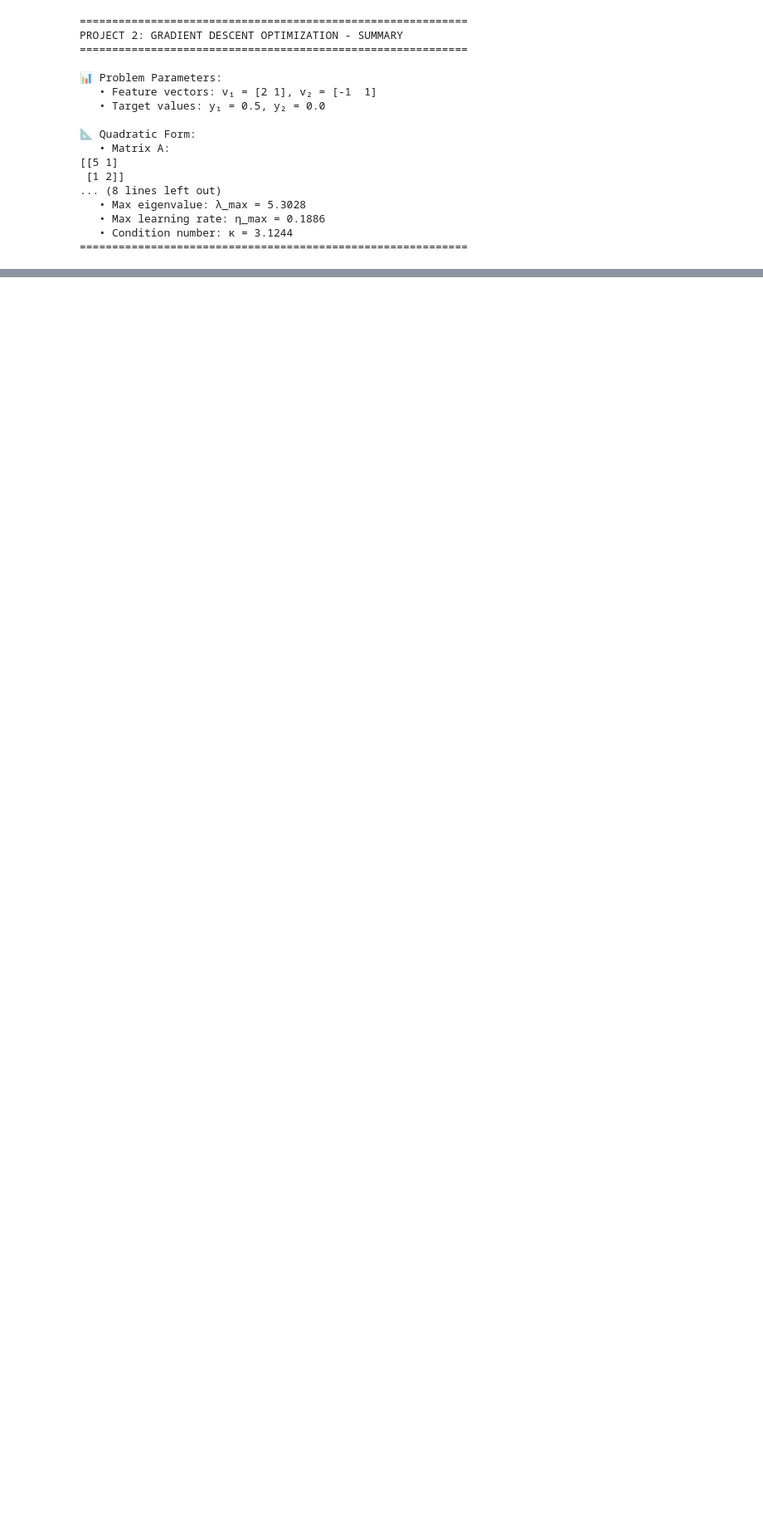
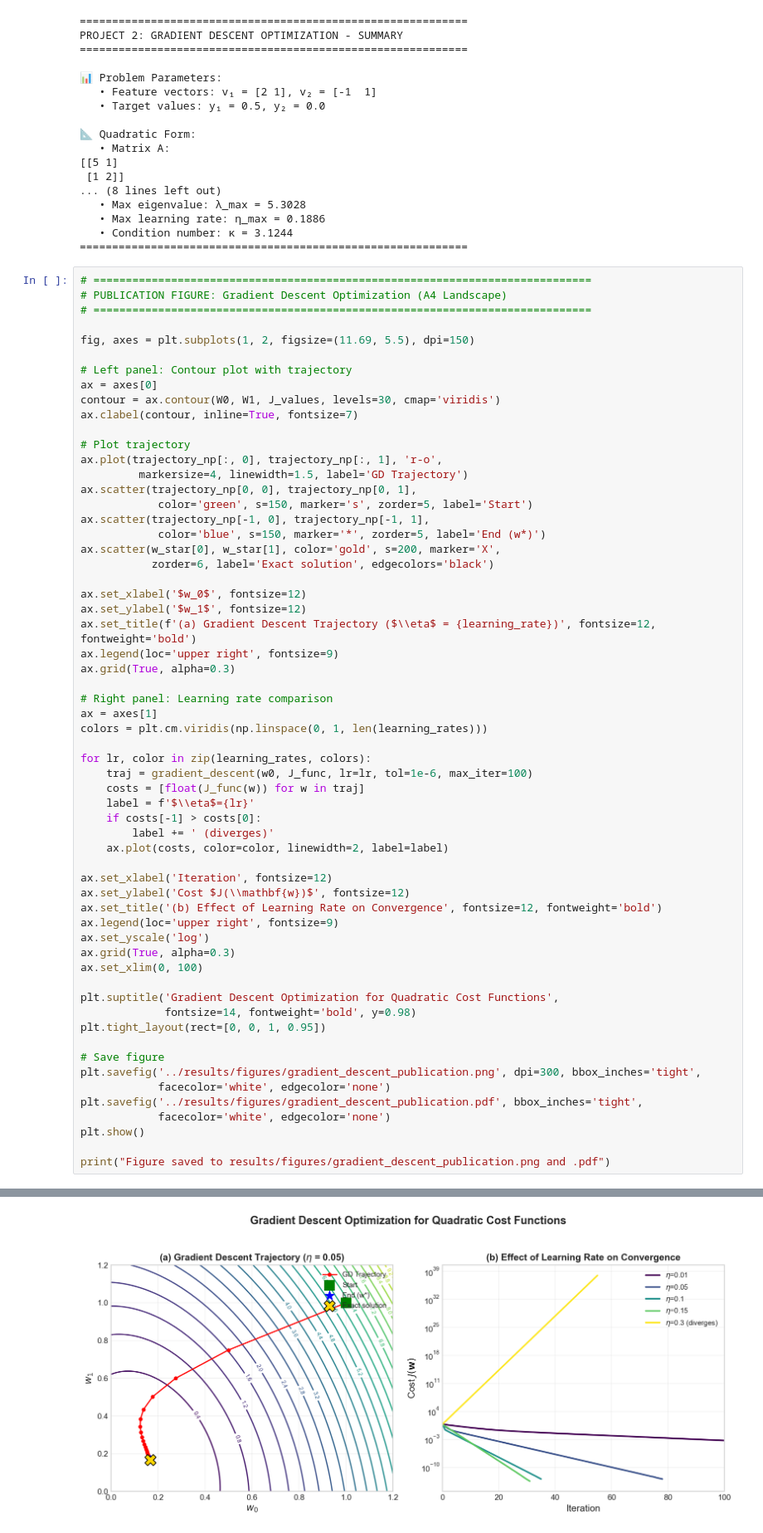
Before and after one commit to miguelplanas/naml, a Jupyter notebook: notebooks/02_gradient_descent.ipynb, the cells around one changed output, grey strips where cells are left out. Shown at 83% size. Saved outputs shown, nothing was run; the diff lists cells and outputs as text; blank space fills up the shorter version.

```diff
--- a/notebooks/02_gradient_descent.ipynb
+++ b/notebooks/02_gradient_descent.ipynb
@@ -523,3 +523,64 @@ PROJECT 2: GRADIENT DESCENT OPTIMIZATION - SUMMARY
    • Max learning rate: η_max = 0.1886
    • Condition number: κ = 3.1244
 ============================================================
+# %%
+# =============================================================================
+# PUBLICATION FIGURE: Gradient Descent Optimization (A4 Landscape)
+# =============================================================================
+
+fig, axes = plt.subplots(1, 2, figsize=(11.69, 5.5), dpi=150)
+
+# Left panel: Contour plot with trajectory
+ax = axes[0]
+contour = ax.contour(W0, W1, J_values, levels=30, cmap='viridis')
+ax.clabel(contour, inline=True, fontsize=7)
+
+# Plot trajectory
+ax.plot(trajectory_np[:, 0], trajectory_np[:, 1], 'r-o',
+         markersize=4, linewidth=1.5, label='GD Trajectory')
+ax.scatter(trajectory_np[0, 0], trajectory_np[0, 1],
+            color='green', s=150, marker='s', zorder=5, label='Start')
+ax.scatter(trajectory_np[-1, 0], trajectory_np[-1, 1],
+            color='blue', s=150, marker='*', zorder=5, label='End (w*)')
+ax.scatter(w_star[0], w_star[1], color='gold', s=200, marker='X',
+           zorder=6, label='Exact solution', edgecolors='black')
+
+ax.set_xlabel('$w_0$', fontsize=12)
+ax.set_ylabel('$w_1$', fontsize=12)
+ax.set_title(f'(a) Gradient Descent Trajectory ($\\eta$ = {learning_rate})', fontsize=12, fontweight='bold')
+ax.legend(loc='upper right', fontsize=9)
+ax.grid(True, alpha=0.3)
+
+# Right panel: Learning rate comparison
+ax = axes[1]
+colors = plt.cm.viridis(np.linspace(0, 1, len(learning_rates)))
+
+for lr, color in zip(learning_rates, colors):
+    traj = gradient_descent(w0, J_func, lr=lr, tol=1e-6, max_iter=100)
+    costs = [float(J_func(w)) for w in traj]
+    label = f'$\\eta$={lr}'
+    if costs[-1] > costs[0]:
+        label += ' (diverges)'
+    ax.plot(costs, color=color, linewidth=2, label=label)
+
+ax.set_xlabel('Iteration', fontsize=12)
+ax.set_ylabel('Cost $J(\\mathbf{w})$', fontsize=12)
+ax.set_title('(b) Effect of Learning Rate on Convergence', fontsize=12, fontweight='bold')
+ax.legend(loc='upper right', fontsize=9)
+ax.set_yscale('log')
+ax.grid(True, alpha=0.3)
+ax.set_xlim(0, 100)
+
+plt.suptitle('Gradient Descent Optimization for Quadratic Cost Functions',
+             fontsize=14, fontweight='bold', y=0.98)
+plt.tight_layout(rect=[0, 0, 1, 0.95])
+
+# Save figure
+plt.savefig('../results/figures/gradient_descent_publication.png', dpi=300, bbox_inches='tight',
+            facecolor='white', edgecolor='none')
+plt.savefig('../results/figures/gradient_descent_publication.pdf', bbox_inches='tight',
+            facecolor='white', edgecolor='none')
+plt.show()
+
+print("Figure saved to results/figures/gradient_descent_publication.png and .pdf")
+# %% [output]
@@ -525,0 +592 @@ PROJECT 2: GRADIENT DESCENT OPTIMIZATION - SUMMARY
+[figure, added]
```
Also changed, not shown: parts of 2 cells of this notebook, 14 other files.
